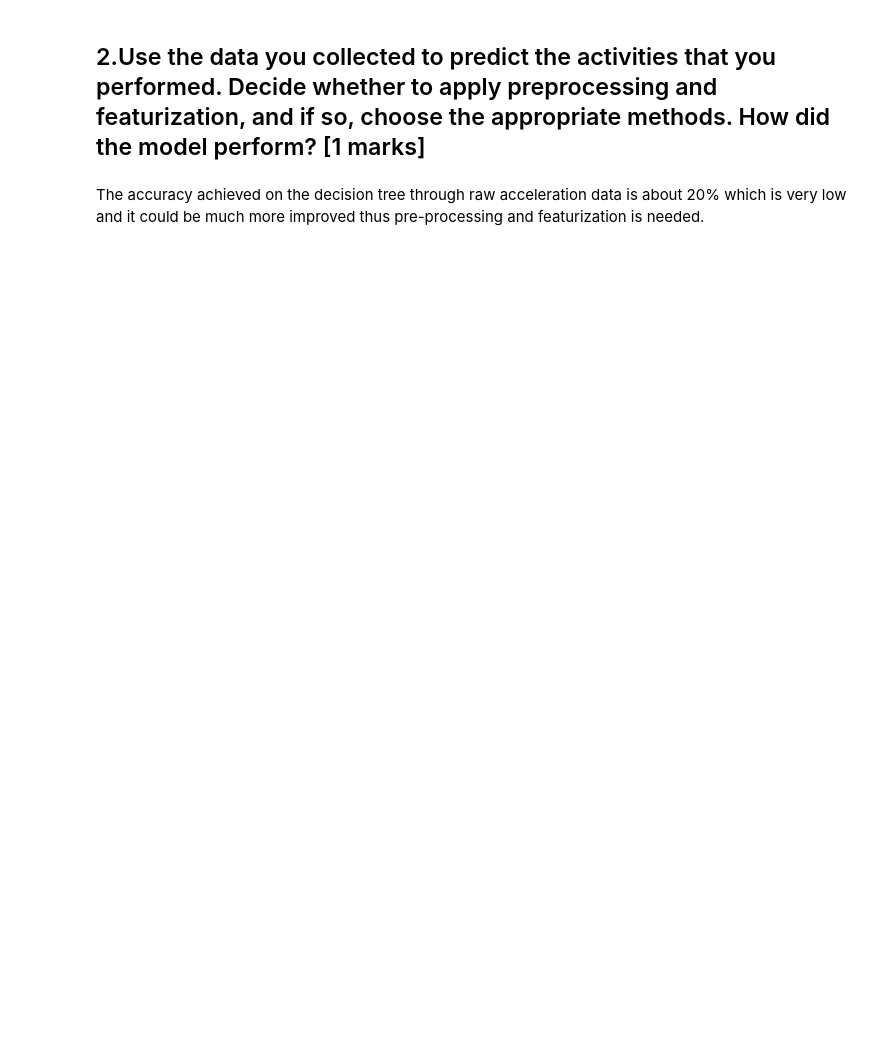
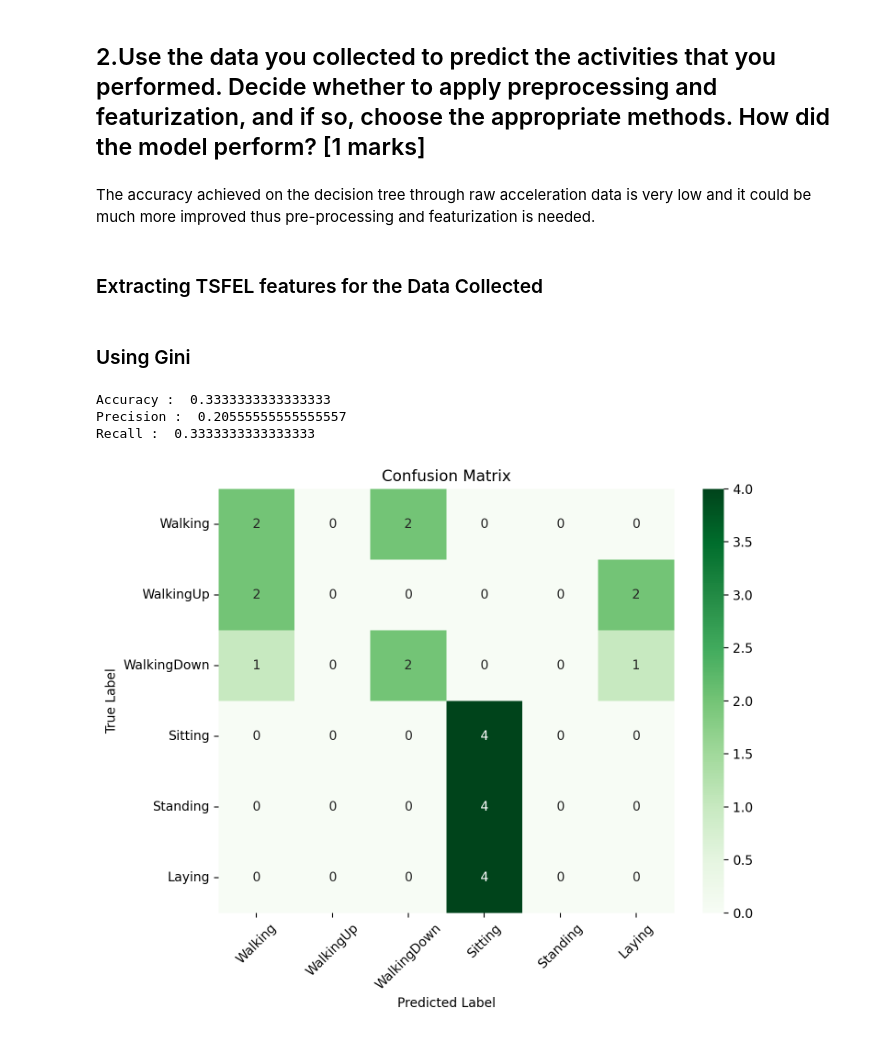
Before and after one commit to nupoor-ka/es_335_ml_har, a Jupyter notebook: Task_4.ipynb, the cells around one changed output. Cells and saved outputs as stored; diff of their text form; code cells hidden in the pictures; blank space fills up the shorter version.

```diff
--- a/Task_4.ipynb
+++ b/Task_4.ipynb
@@ -126,6 +149,56 @@ the probable reasons for the poor performance are:
 # %% [markdown]
 ## 2.Use the data you collected to predict the activities that you performed. Decide whether to apply preprocessing and featurization, and if so, choose the appropriate methods. How did the model perform? [1 marks]
 # %% [markdown]
-The accuracy achieved on the decision tree through raw acceleration data is about 20% which is very low and it could be much more improved thus pre-processing and featurization is needed.
+The accuracy achieved on the decision tree through raw acceleration data is very low and it could be much more improved thus pre-processing and featurization is needed.
+# %% [markdown]
+### Extracting TSFEL features for the Data Collected
+# %%
+# creating an array with values of total acceleration
+My_x_total_acc = np.sum(My_X_test**2, axis=2)
+
+# creating a custom configuration from the existing statistical domain configuration
+cgf_file = tsfel.get_features_by_domain('statistical')
+features = ["Max", "Min","Mean", "Median", "Standard deviation", "Variance", "Kurtosis",
+            "Skewness", "Root mean square", "Entropy", ]
+for i in cgf_file['statistical'].keys():
+    if i not in features:
+        cgf_file['statistical'][i]['use'] = 'no'
+
+# creating a dataframe to store info after tsfel feature extraction
+My_x_tsfel = pd.DataFrame(columns = [None]*40)
+
+# extracting features for each sample, one column at a time
+for x in range(24): # choosing one sample
+    x_df = pd.DataFrame(My_X_test[x], columns = ['acc_x', 'acc_y', 'acc_z']) # creating dataframe for one sample
+    x_df['total_acc'] = My_x_total_acc[x]
+    sample_features_row = [] # creating an empty row
+    for column in x_df.columns: # traversing through the 4 columns of the dataset
+        extracted_features = tsfel.time_series_features_extractor(cgf_file, x_df[column], verbose=0, fs = 50)
+        sample_features_row.extend(extracted_features.iloc[0].values) # extracting the row of values from the
+    My_x_tsfel.loc[x] = sample_features_row # extracted_features dataframe and setting it as a row in My_x_tsfel
+scaler = StandardScaler()
+My_x_tsfel_s = scaler.fit_transform(My_x_tsfel)
 # %% [markdown]
-##
+### Using Gini
+# %%
+dt2_g=joblib.load('/Users/pranavthakkar/Documents/GitHub/es335-24-fall-assignment-1/t2_dt2_g.pkl')
+y_hat=dt2_g.predict(My_x_tsfel_s)
+a=skl.metrics.accuracy_score(y_test3,y_hat)
+print("Accuracy : ",a)
+p=skl.metrics.precision_score(y_test3,y_hat,average='macro',zero_division=0)
+print("Precision : ",p)
+r=skl.metrics.recall_score(y_test3,y_hat,average='macro')
+print("Recall : ",r)
+cm=skl.metrics.confusion_matrix(y_test3,y_hat)
+plt.figure(figsize=(8, 6))
+sns.heatmap(cm, annot=True, fmt='d', cmap='Greens', xticklabels=activities, yticklabels=activities)
+plt.xticks(rotation=45)
+plt.xlabel('Predicted Label')
+plt.ylabel('True Label')
+plt.title('Confusion Matrix')
+plt.show()
+# %% [output]
+Accuracy :  0.3333333333333333
+Precision :  0.20555555555555557
+Recall :  0.3333333333333333
+[figure, added]
```
Also changed, not shown: parts of 16 cells of this notebook.
